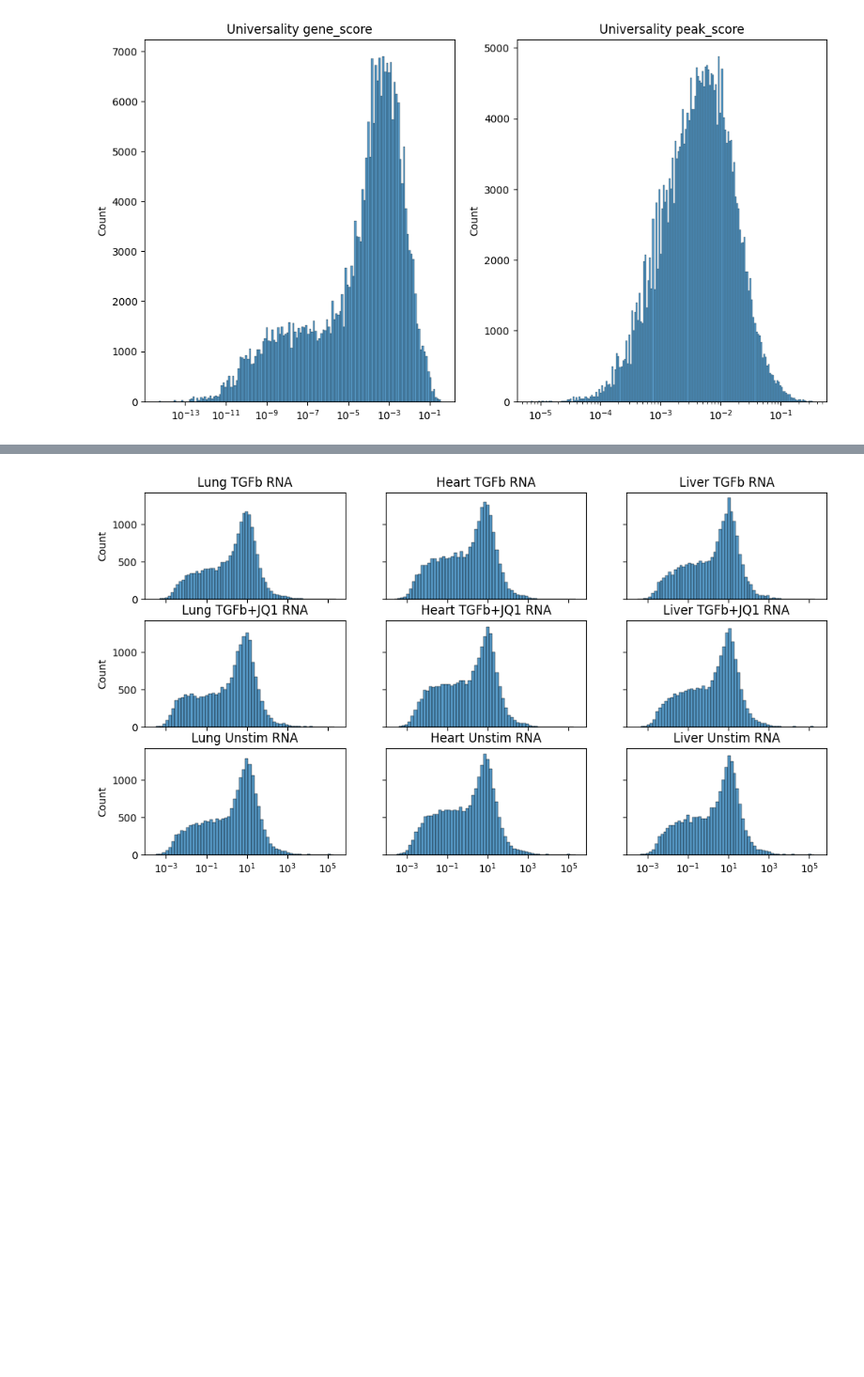
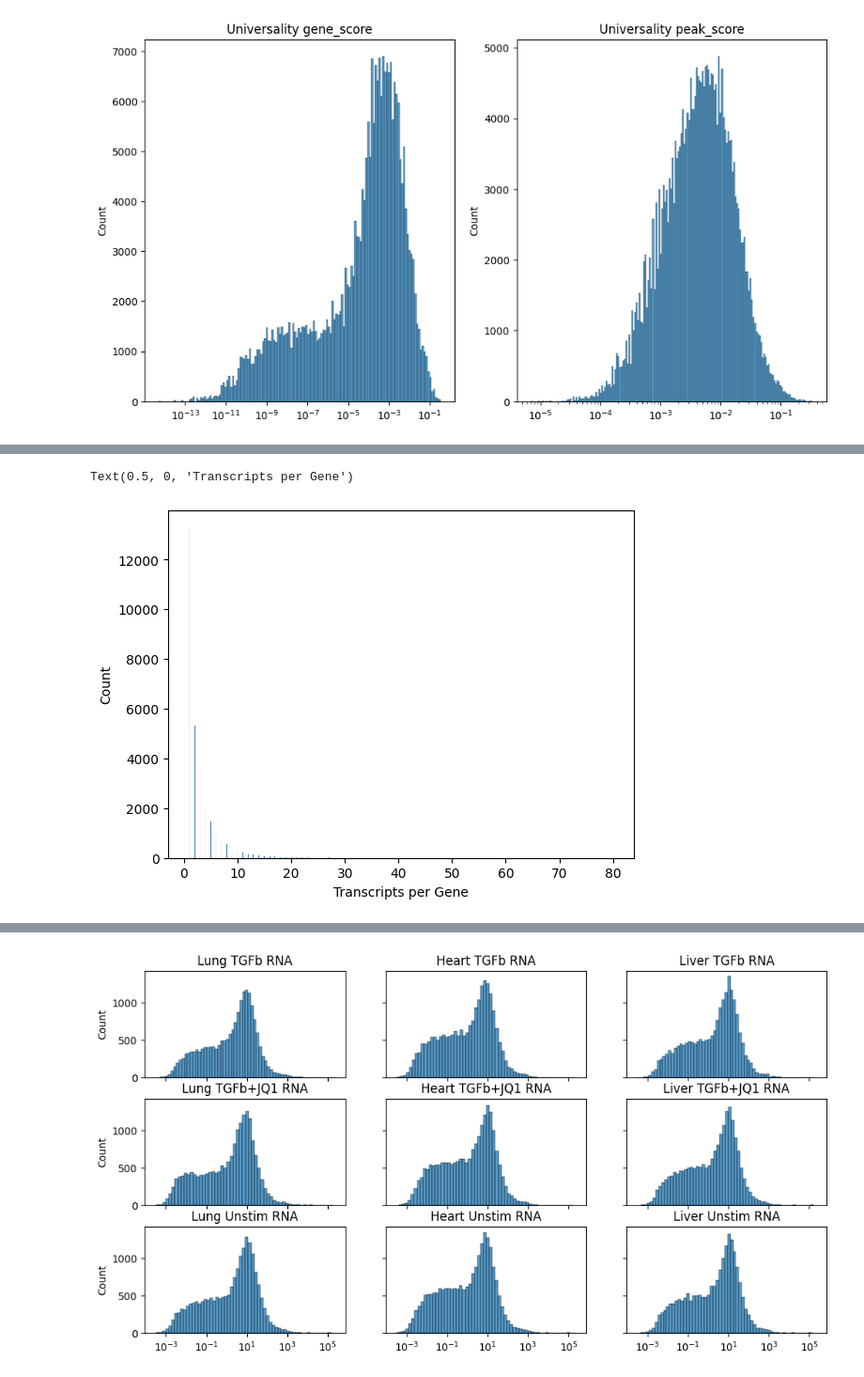
Before and after one commit to pawelab/OrganConditionalFibrosis, a Jupyter notebook: investigate_scores.ipynb, the cells around one changed output, grey strips where cells are left out. Shown at 94% size. Drawn from its saved outputs; the diff is of its cells as text; code cells hidden in the pictures; blank space fills up the shorter version.

```diff
--- a/investigate_scores.ipynb
+++ b/investigate_scores.ipynb
@@ -47,0 +63,4 @@ for (col, ax) in zip(universality_df.columns, axs.flatten(order='F')):
+# %%
+transcripts_per_gene = rna_adata.var['gene'].value_counts()
+transcripts_per_gene = transcripts_per_gene[rna_raw_df.index]
+transcripts_per_gene
@@ -47,0 +81,6 @@ for (col, ax) in zip(universality_df.columns, axs.flatten(order='F')):
+# %%
+sns.histplot(transcripts_per_gene, log_scale=(False, False))
+plt.xlabel("Transcripts per Gene")
+# %% [output]
+Text(0.5, 0, 'Transcripts per Gene')
+[figure, added]
```
Also changed, not shown: parts of 7 cells of this notebook.
